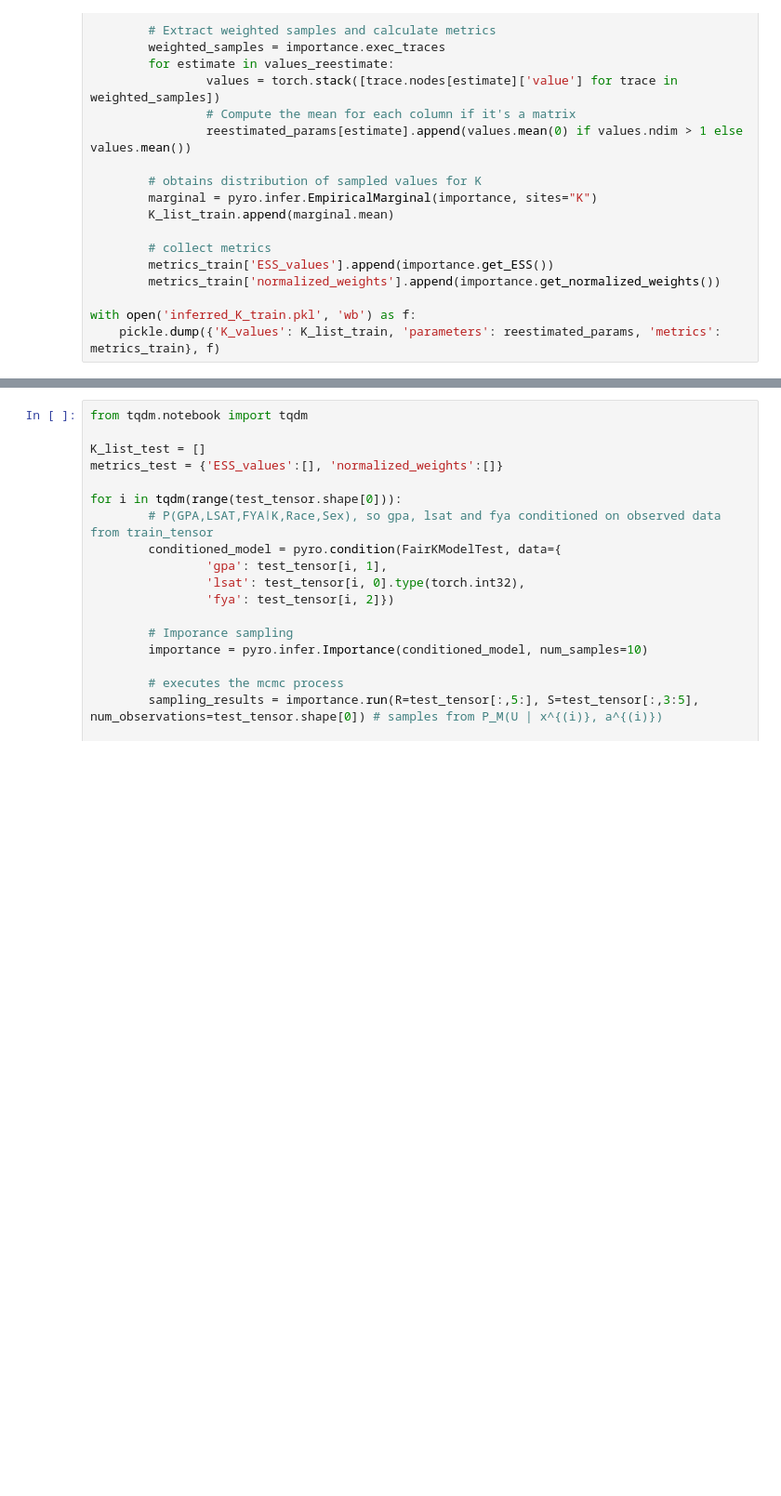
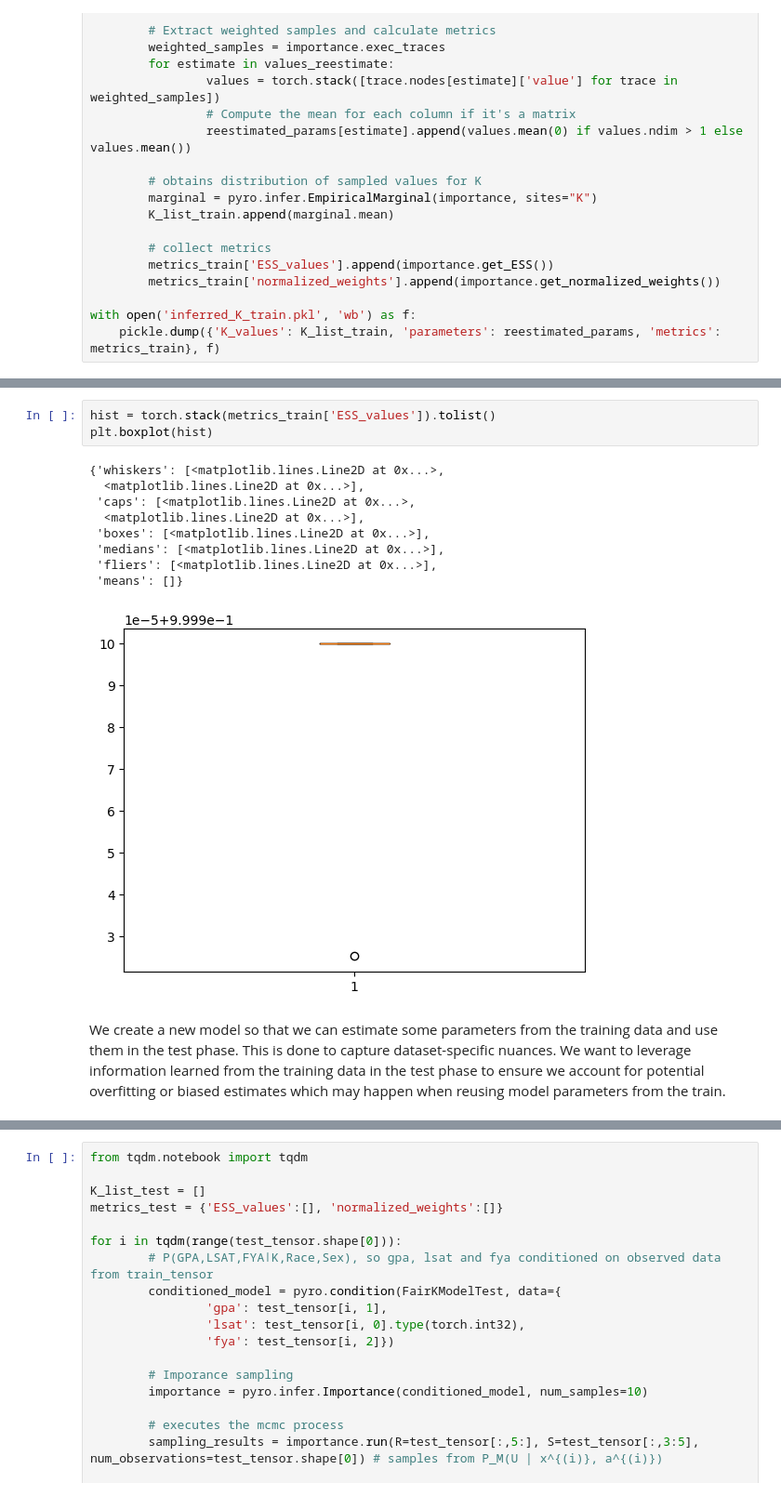
Before and after one commit to kristoffhernan/Fair-ML-Causal-Inference, a Jupyter notebook: scripts/Fair-ML.ipynb, the cells around one changed output, grey strips where cells are left out. Shown at 93% size. Drawn from its saved outputs; the diff is of its cells as text; blank space fills up the shorter version.

```diff
--- a/scripts/Fair-ML.ipynb
+++ b/scripts/Fair-ML.ipynb
@@ -441 +495,16 @@ with open('inferred_K_train.pkl', 'wb') as f:
+# %%
+hist = torch.stack(metrics_train['ESS_values']).tolist()
+plt.boxplot(hist)
+# %% [output]
+{'whiskers': [<matplotlib.lines.Line2D at 0x...>,
+  <matplotlib.lines.Line2D at 0x...>],
+ 'caps': [<matplotlib.lines.Line2D at 0x...>,
+  <matplotlib.lines.Line2D at 0x...>],
+ 'boxes': [<matplotlib.lines.Line2D at 0x...>],
+ 'medians': [<matplotlib.lines.Line2D at 0x...>],
+ 'fliers': [<matplotlib.lines.Line2D at 0x...>],
+ 'means': []}
+[figure, added]
+# %% [markdown]
+We create a new model so that we can estimate some parameters from the training data and use them in the test phase. This is done to capture dataset-specific nuances. We want to leverage information learned from the training data in the test phase to ensure we account for potential overfitting or biased estimates which may happen when reusing model parameters from the train.
 # %%
```
Also changed, not shown: parts of 32 cells of this notebook, 5 other files.
